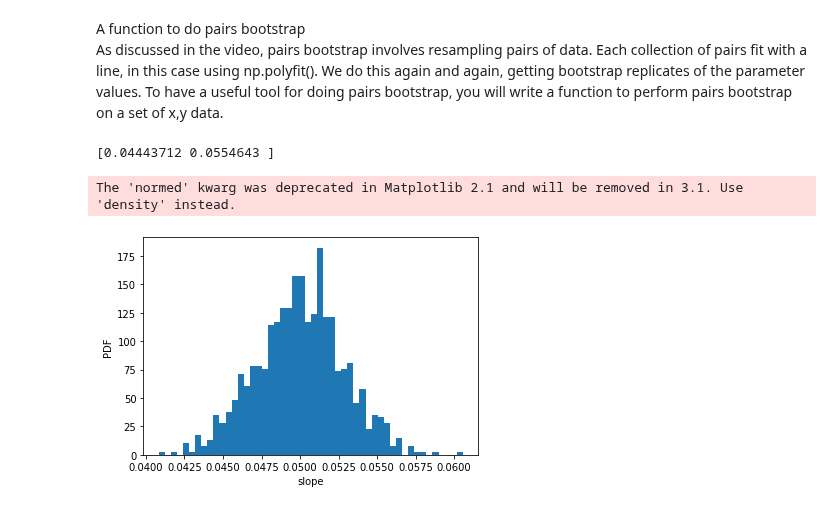
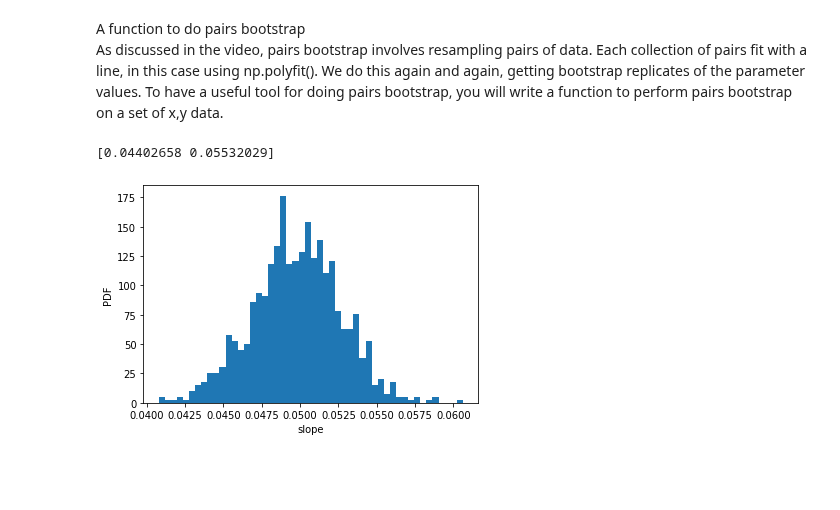
Before and after one commit to afminmax/DC-Data-Scientist-Lessons, a Jupyter notebook: 17-Statistics-with-Python-2/python-stats-2.ipynb, the cells around one changed output. Cells and saved outputs as stored; diff of their text form; code cells hidden in the pictures; blank space fills up the shorter version.

```diff
--- a/17-Statistics-with-Python-2/python-stats-2.ipynb
+++ b/17-Statistics-with-Python-2/python-stats-2.ipynb
@@ -2985,16 +2985,15 @@ def draw_bs_pairs_linreg(x, y, size=1):
 # %%
 # Generate replicates of slope and intercept using pairs bootstrap
 bs_slope_reps, bs_intercept_reps = draw_bs_pairs_linreg(illiteracy, fertility, 1000)
 
 # Compute and print 95% CI for slope
 print(np.percentile(bs_slope_reps, [2.5, 97.5]))
 
 # Plot the histogram
-_ = plt.hist(bs_slope_reps, bins=50, densi=True)
+_ = plt.hist(bs_slope_reps, bins=50, density=True)
 _ = plt.xlabel('slope')
 _ = plt.ylabel('PDF')
 plt.show()
 # %% [output]
-[0.04443712 0.0554643 ]
+[0.04402658 0.05532029]
-The 'normed' kwarg was deprecated in Matplotlib 2.1 and will be removed in 3.1. Use 'density' instead.
-[figure, old version]
+[figure, new version]
```
Also changed, not shown: parts of 10 cells of this notebook.
